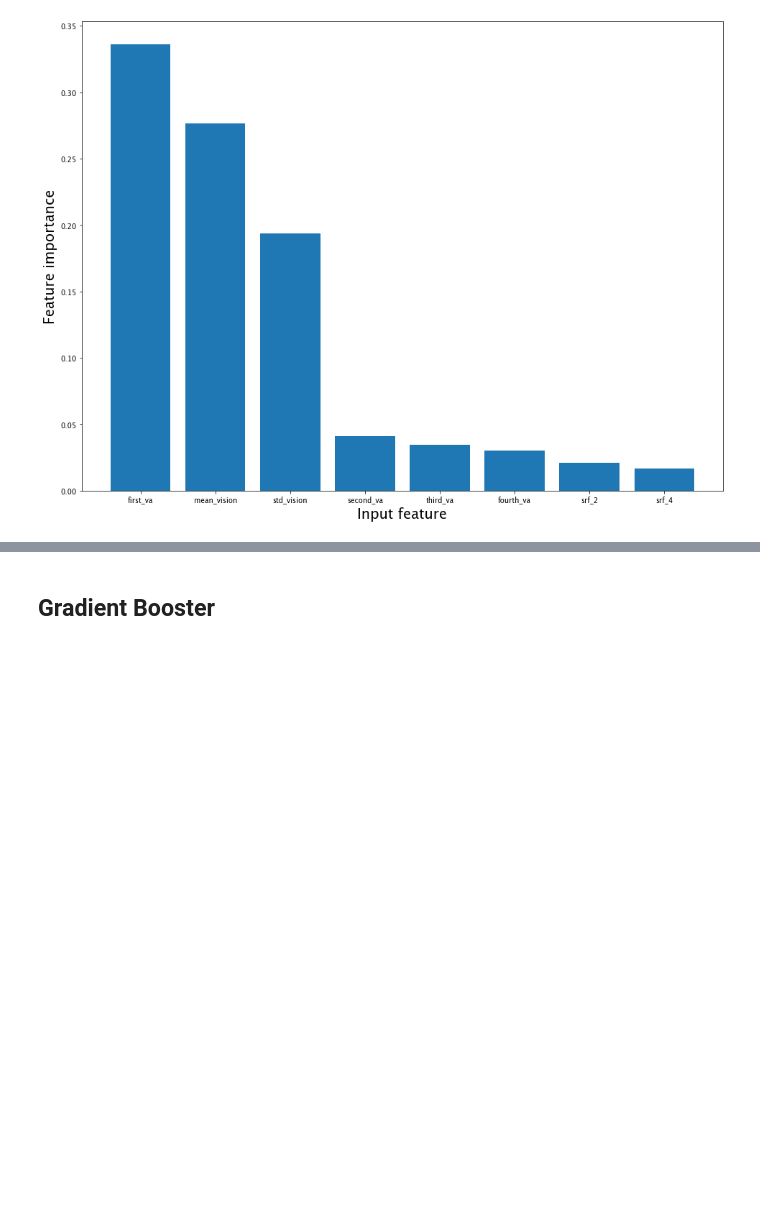
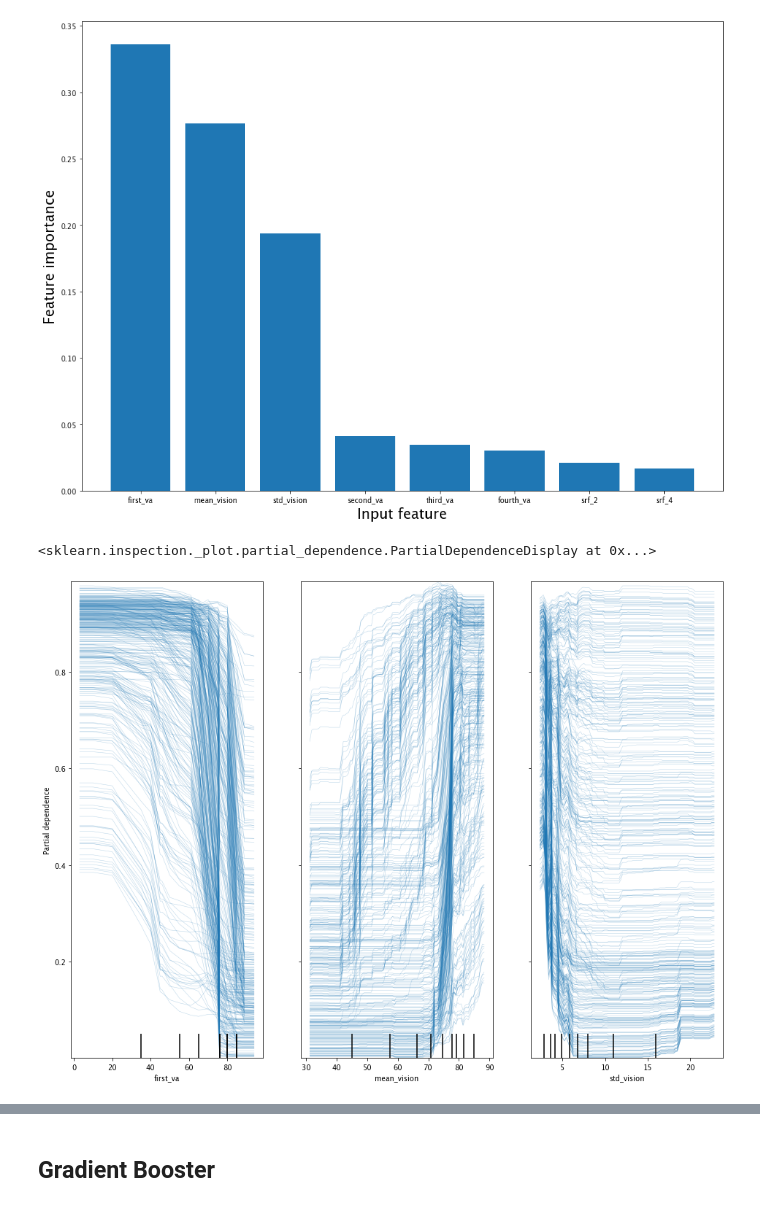
Before and after one commit to charlieoneill11/predicting_vision_paper, a Jupyter notebook: models/Classification.ipynb, the cells around one changed output, grey strips where cells are left out. Saved outputs shown, nothing was run; the diff lists cells and outputs as text; code cells hidden in the pictures; blank space fills up the shorter version.

```diff
--- a/models/Classification.ipynb
+++ b/models/Classification.ipynb
@@ -134,3 +134,12 @@ plt.savefig("feature_importance.png", dpi=250)
 plt.show()
 # %% [output]
 [figure]
+# %%
+from sklearn.inspection import plot_partial_dependence
+from sklearn.inspection import PartialDependenceDisplay
+
+features = ['first_va', 'mean_vision', 'std_vision']
+PartialDependenceDisplay.from_estimator(rf, X, features, kind='individual')
+# %% [output]
+<sklearn.inspection._plot.partial_dependence.PartialDependenceDisplay at 0x...>
+[figure, added]
```
Also changed, not shown: parts of 2 cells of this notebook, 4 other files.
